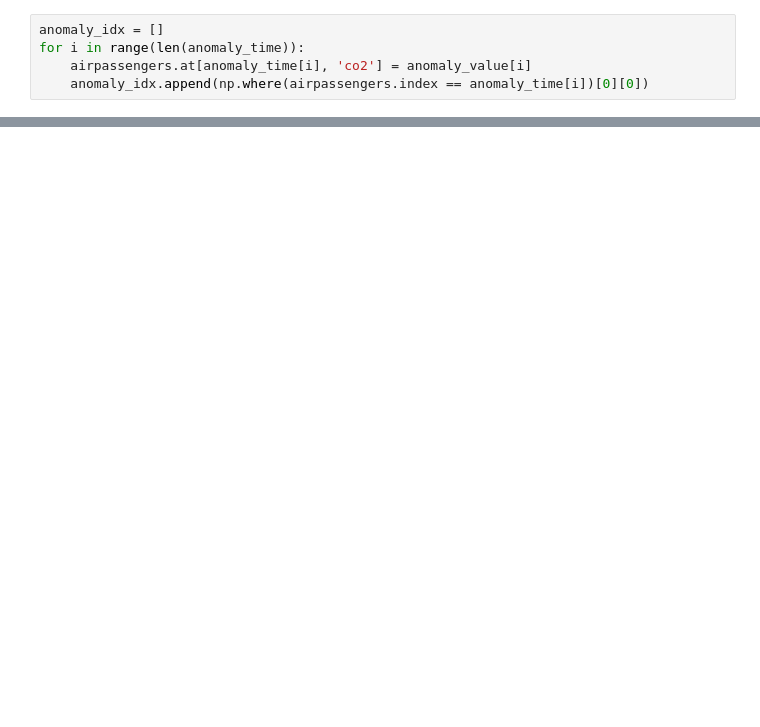
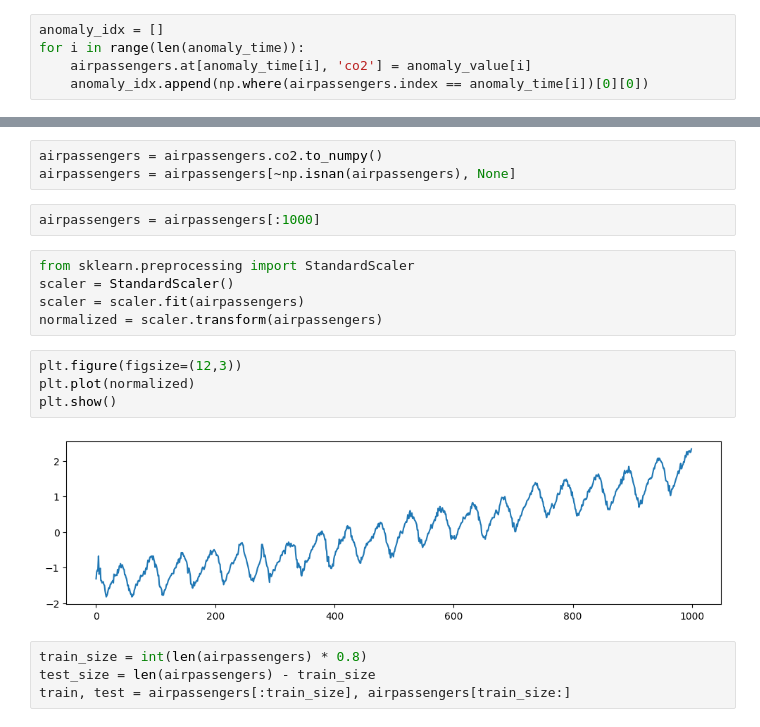
Before and after one commit to yzhang511/TimeInf, a Jupyter notebook: notebooks/simulate_time_series_anomaly.ipynb, the cells around one changed output, grey strips where cells are left out. Cells and saved outputs as stored; diff of their text form; blank space fills up the shorter version.

```diff
--- a/notebooks/simulate_time_series_anomaly.ipynb
+++ b/notebooks/simulate_time_series_anomaly.ipynb
@@ -32,0 +60,20 @@ plt.show()
+# %%
+airpassengers = airpassengers.co2.to_numpy()
+airpassengers = airpassengers[~np.isnan(airpassengers), None]
+# %%
+airpassengers = airpassengers[:1000]
+# %%
+from sklearn.preprocessing import StandardScaler
+scaler = StandardScaler()
+scaler = scaler.fit(airpassengers)
+normalized = scaler.transform(airpassengers)
+# %%
+plt.figure(figsize=(12,3))
+plt.plot(normalized)
+plt.show()
+# %% [output]
+[figure, added]
+# %%
+train_size = int(len(airpassengers) * 0.8)
+test_size = len(airpassengers) - train_size
+train, test = airpassengers[:train_size], airpassengers[train_size:]
```
Also changed, not shown: parts of 20 cells of this notebook.
